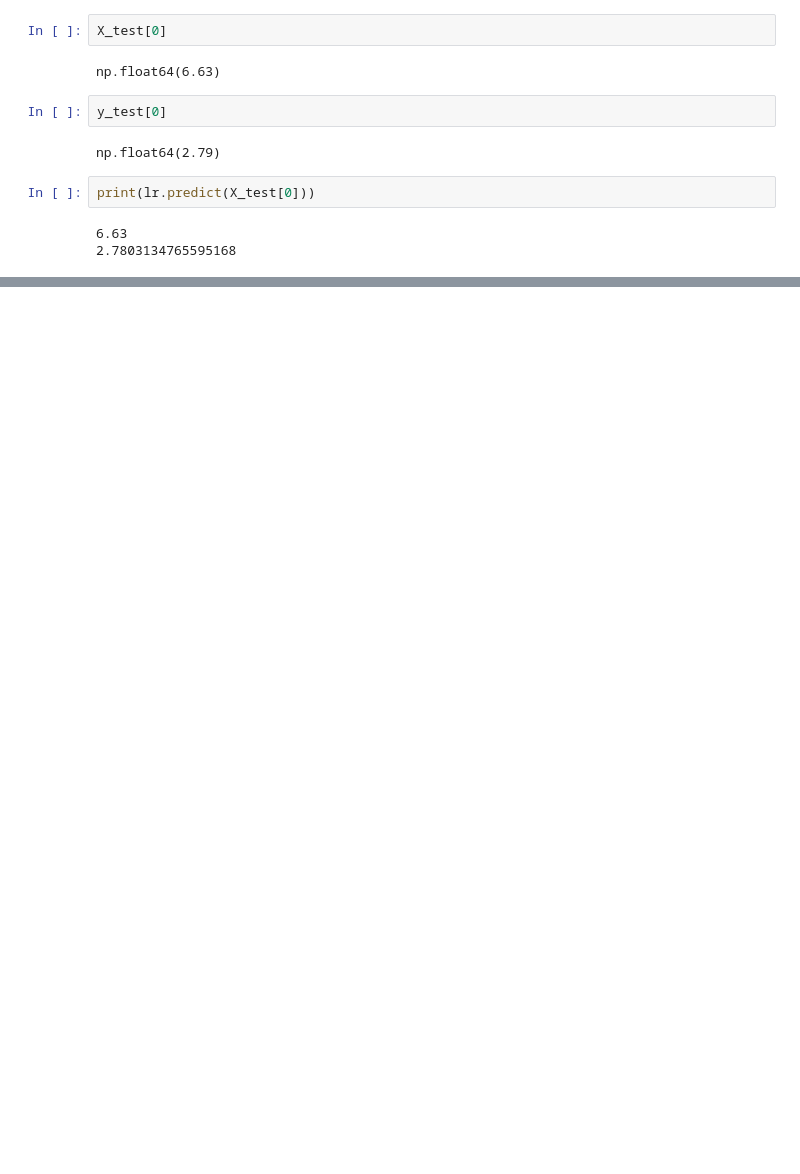
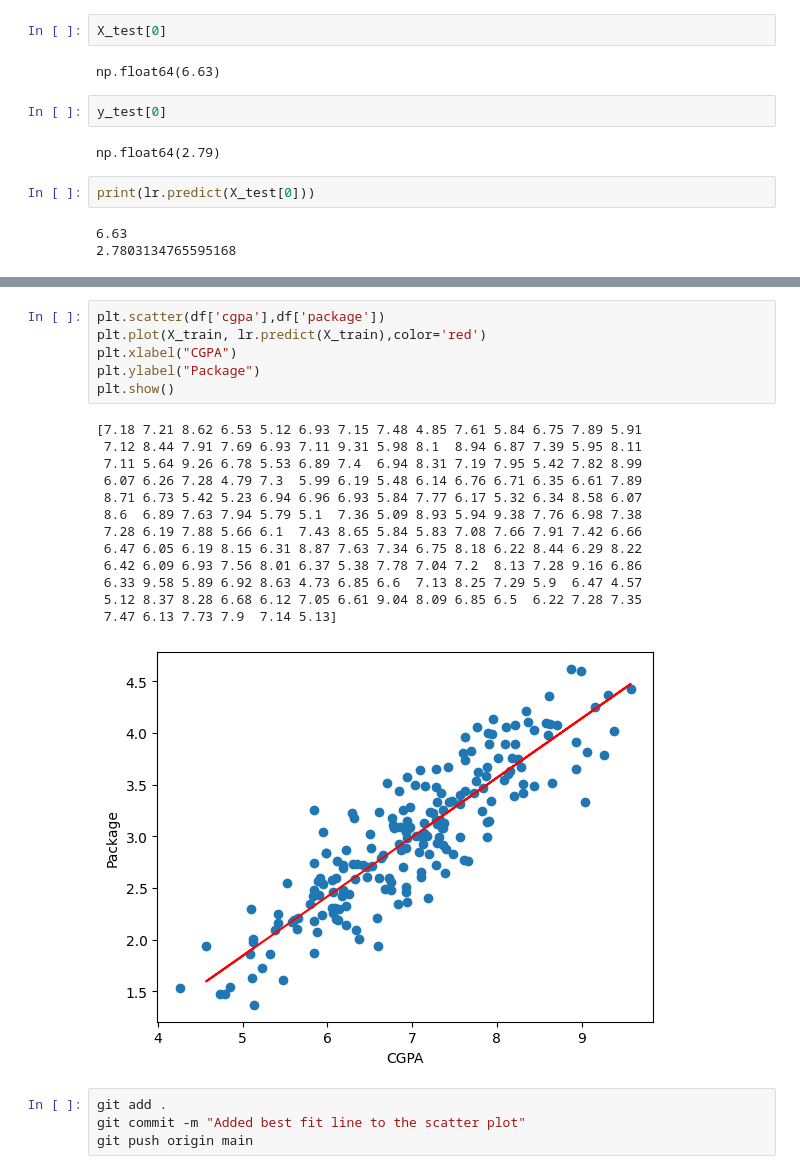
Before and after one commit to BilalWazir033/Ai-Lab, a Jupyter notebook: Ai Course by CampusX/Practical ML/Day_48_simple_linear_regression/Part_2_Linear_Reg.ipynb, the cells around one changed output, grey strips where cells are left out. Drawn from its saved outputs; the diff is of its cells as text; blank space fills up the shorter version.

```diff
--- a/Ai Course by CampusX/Practical ML/Day_48_simple_linear_regression/Part_2_Linear_Reg.ipynb
+++ b/Ai Course by CampusX/Practical ML/Day_48_simple_linear_regression/Part_2_Linear_Reg.ipynb
@@ -118,0 +132,24 @@ print(lr.predict(X_test[0]))
+# %%
+plt.scatter(df['cgpa'],df['package'])
+plt.plot(X_train, lr.predict(X_train),color='red')
+plt.xlabel("CGPA")
+plt.ylabel("Package")
+plt.show()
+# %% [output]
+[7.18 7.21 8.62 6.53 5.12 6.93 7.15 7.48 4.85 7.61 5.84 6.75 7.89 5.91
+ 7.12 8.44 7.91 7.69 6.93 7.11 9.31 5.98 8.1  8.94 6.87 7.39 5.95 8.11
+ 7.11 5.64 9.26 6.78 5.53 6.89 7.4  6.94 8.31 7.19 7.95 5.42 7.82 8.99
+ 6.07 6.26 7.28 4.79 7.3  5.99 6.19 5.48 6.14 6.76 6.71 6.35 6.61 7.89
+ 8.71 6.73 5.42 5.23 6.94 6.96 6.93 5.84 7.77 6.17 5.32 6.34 8.58 6.07
+ 8.6  6.89 7.63 7.94 5.79 5.1  7.36 5.09 8.93 5.94 9.38 7.76 6.98 7.38
+ 7.28 6.19 7.88 5.66 6.1  7.43 8.65 5.84 5.83 7.08 7.66 7.91 7.42 6.66
+ 6.47 6.05 6.19 8.15 6.31 8.87 7.63 7.34 6.75 8.18 6.22 8.44 6.29 8.22
+ 6.42 6.09 6.93 7.56 8.01 6.37 5.38 7.78 7.04 7.2  8.13 7.28 9.16 6.86
+ 6.33 9.58 5.89 6.92 8.63 4.73 6.85 6.6  7.13 8.25 7.29 5.9  6.47 4.57
+ 5.12 8.37 8.28 6.68 6.12 7.05 6.61 9.04 8.09 6.85 6.5  6.22 7.28 7.35
+ 7.47 6.13 7.73 7.9  7.14 5.13]
+[figure, added]
+# %%
+git add .
+git commit -m "Added best fit line to the scatter plot"
+git push origin main
```
Also changed, not shown: parts of 2 cells of this notebook.
